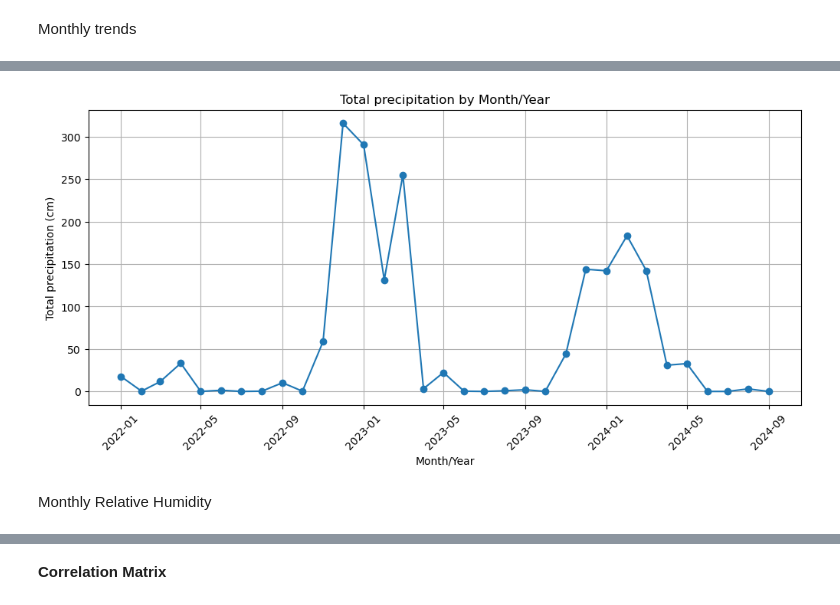
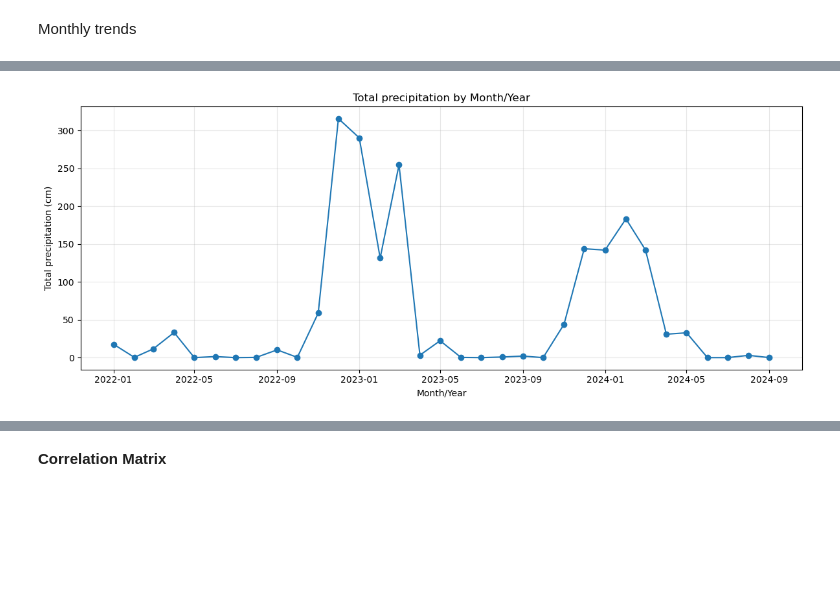
Before and after one commit to UC-Berkeley-I-School/207-Summer26-FinalProject-MLModel, a Jupyter notebook: EDA/SFO_NOAA_EDA_YvonneChook.ipynb, the cells around one changed output, grey strips where cells are left out. Saved outputs shown, nothing was run; the diff lists cells and outputs as text; code cells hidden in the pictures; blank space fills up the shorter version.

```diff
--- a/EDA/SFO_NOAA_EDA_YvonneChook.ipynb
+++ b/EDA/SFO_NOAA_EDA_YvonneChook.ipynb
@@ -32,5 +22,0 @@ plt.show()
-# %%
-#remove cases where temp is null
-NOAA_SFO_df = NOAA_SFO_df.dropna(subset=["temperature"])
-
-NOAA_SFO_df.shape
@@ -233,19 +198,17 @@ Monthly precipitation
 # %%
 # we should probably do total precipitation here
 
 monthly_precip = NOAA_train_df.groupby("Month_Year")["precipitation"].sum().reset_index()
 monthly_precip["Month_Year"] = monthly_precip["Month_Year"].dt.to_timestamp()
 
 
 plt.figure(figsize=(12, 5))
 plt.plot(monthly_precip["Month_Year"], monthly_precip["precipitation"],marker="o")
 plt.xlabel("Month/Year")
 plt.ylabel("Total precipitation (cm)")
 plt.title("Total precipitation by Month/Year")
-plt.xticks(rotation=45)
-plt.grid()
+plt.grid(alpha=0.3)
+plt.tight_layout()
 plt.show()
 # %% [output]
-[figure, old version]
+[figure, new version]
-# %% [markdown]
-Monthly Relative Humidity
```
Also changed, not shown: parts of 21 cells of this notebook.
